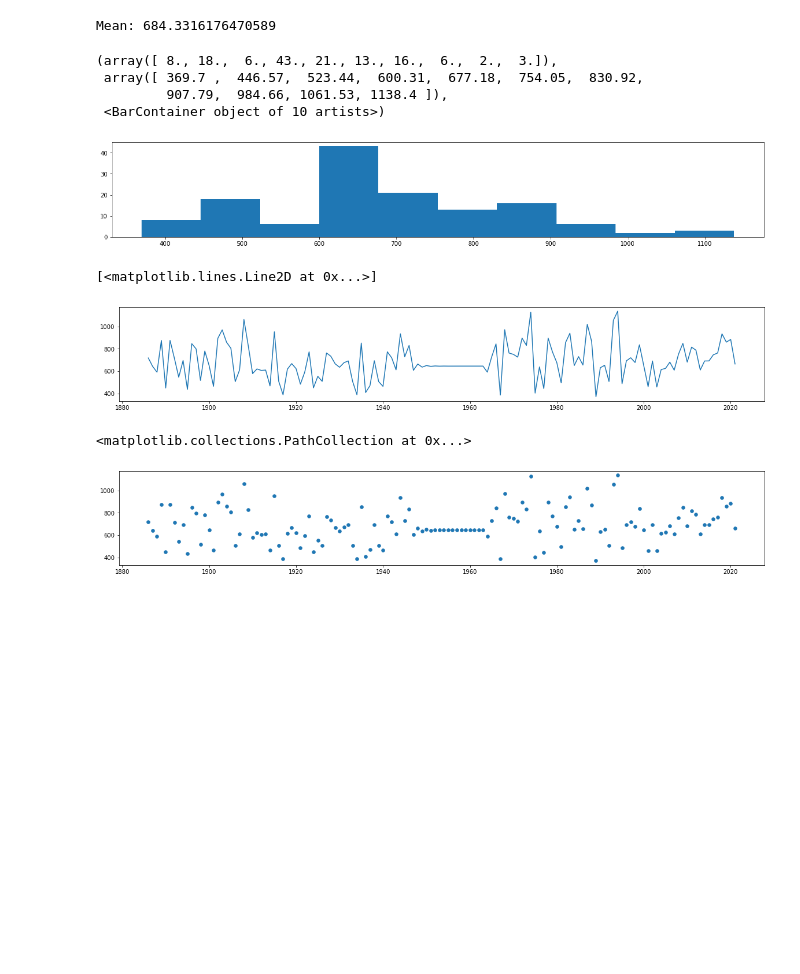
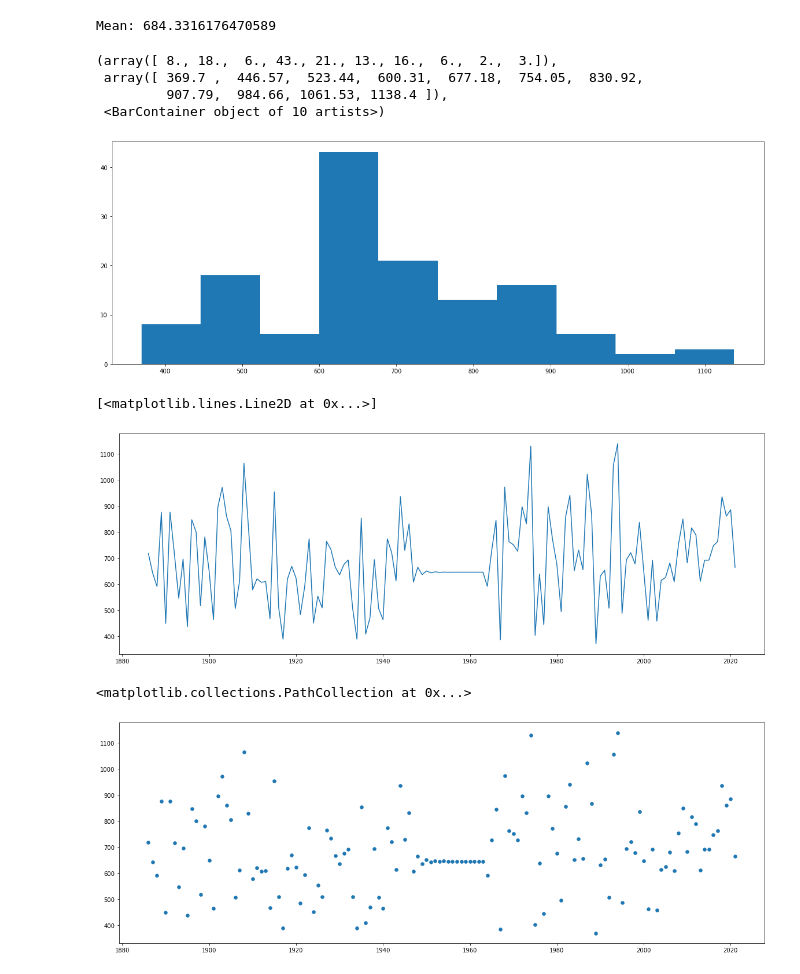
Before and after one commit to Foxxy-HCMUS/HCMUS-Applied-Maths-and-Statistics-Projects, a Jupyter notebook: Project 1/Problem 1/Codes/source_code.ipynb, the cells around one changed output. Saved outputs shown, nothing was run; the diff lists cells and outputs as text; code cells hidden in the pictures; blank space fills up the shorter version.

Commit message:
edit graph size

```diff
--- a/Project 1/Problem 1/Codes/source_code.ipynb
+++ b/Project 1/Problem 1/Codes/source_code.ipynb
@@ -8,7 +8,7 @@ First, we need to import some libraries for data processing.
 import pandas as pd
 import numpy as np
 import matplotlib.pyplot as plt
-plt.rcParams["figure.figsize"] = (20,3) # Long plot
+plt.rcParams["figure.figsize"] = (20,7) # Long plot
 # %% [markdown]
 * `pandas:` offers data structures and operations to manipulate numerical tables and time series.
 * `numpy:` offers a giant collection of high-level mathematical functions to operate on arrays and matrices.
@@ -195,16 +195,15 @@ plt.hist(prec_data) # histogram
  array([ 369.7 ,  446.57,  523.44,  600.31,  677.18,  754.05,  830.92,
          907.79,  984.66, 1061.53, 1138.4 ]),
  <BarContainer object of 10 artists>)
-[figure, old version]
+[figure, new version]
 # %%
 year = (df.loc[:, "Year"].to_numpy())
 plt.plot(year, prec_data) # line
 # %% [output]
 [<matplotlib.lines.Line2D at 0x...>]
-[figure, old version]
+[figure, new version]
 # %%
-plt.rcParams["figure.figsize"] = (20,3)
 plt.scatter(year, prec_data, linewidths=0.5) # scatter
 # %% [output]
 <matplotlib.collections.PathCollection at 0x...>
-[figure, old version]
+[figure, new version]
```
